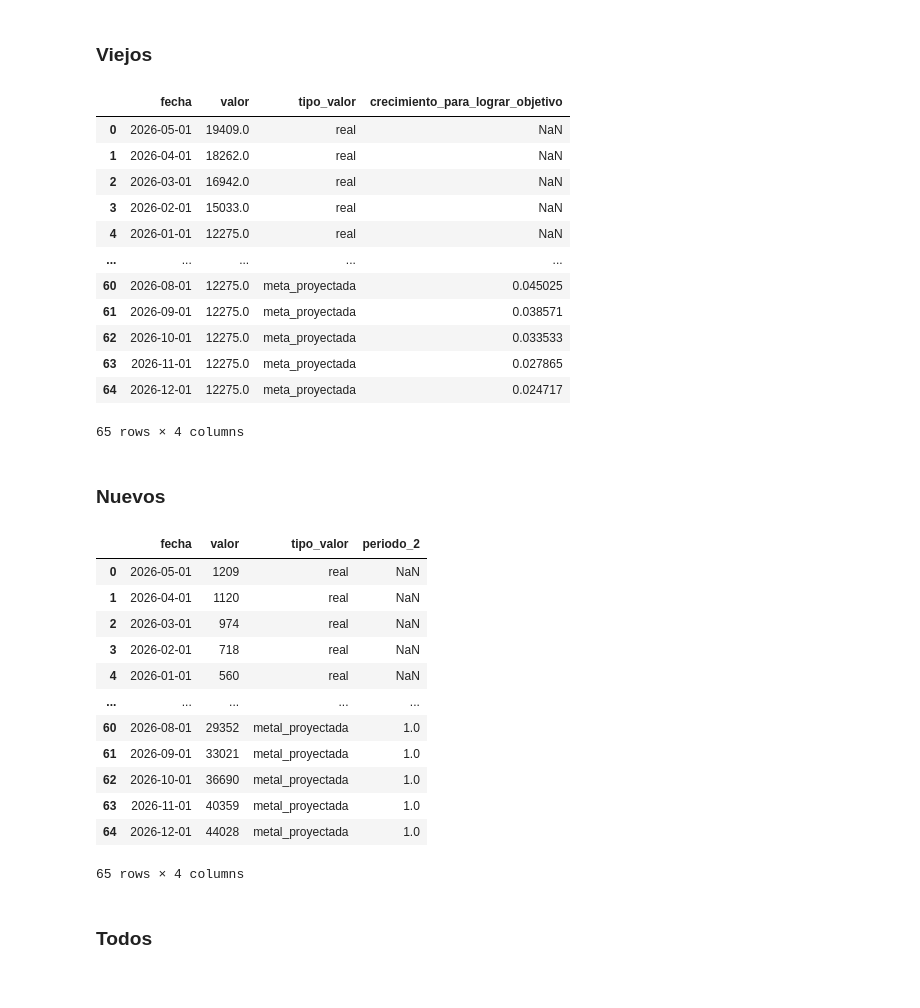
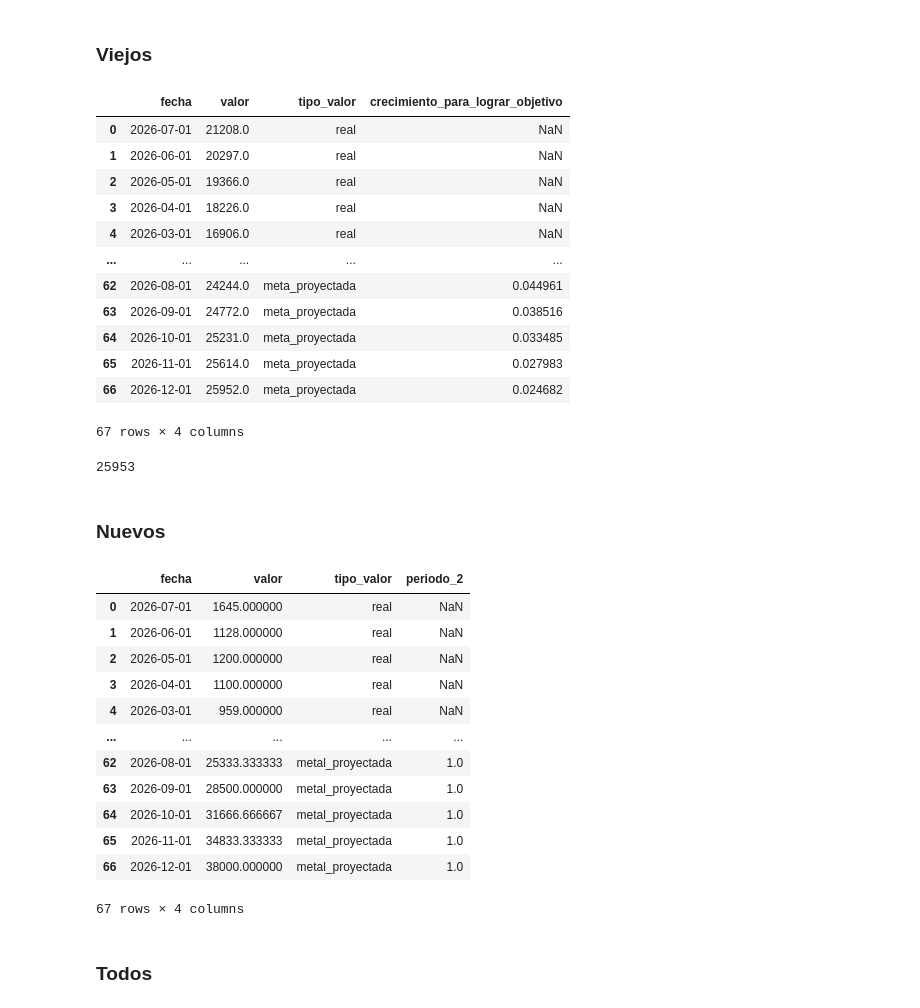
Before and after one commit to Santlond/ADQUIRENCIA_FERIA_EVA_github, a Jupyter notebook: data_analyisis_hist_vinc_y_uso_wompi_primer_registro.ipynb, the cells around one changed output. Saved outputs shown, nothing was run; the diff lists cells and outputs as text; code cells hidden in the pictures.

Commit message:
Proyección y estado metas adquirencia 1 a 1 y wompi hasta 202607

```diff
--- a/data_analyisis_hist_vinc_y_uso_wompi_primer_registro.ipynb
+++ b/data_analyisis_hist_vinc_y_uso_wompi_primer_registro.ipynb
@@ -416,7 +417,7 @@ fig.show()
 ### Viejos
 # %%
 # Valor meta
-valor_meta = 12275
+valor_meta = 25953
 
 # valor real de enero 2026
 valor_enero_2026 = df_data[df_data['fecha'] >= pd.to_datetime('2026-01-01') ].sort_values('fecha').valor.values[0]
@@ -433,45 +434,45 @@ crecimiento_2025.index = range(1, 12)
 index_date = pd.date_range(start='2026-01-01', end='2026-12-31', freq='MS')
 # index_date = pd.to_datetime(['2025-01-01', '2025-01-06', '2025-03-24', '2025-04-17', '2025-04-18'])
 df_periodo_2 = pd.Series([1 for v in range(len(index_date))], index=index_date).reset_index()
 df_periodo_2.columns = ['fecha', 'periodo_2']
 df_periodo_2['valor'] = 0
 df_periodo_2['valor'][0] = valor_enero_2026
 # df_periodo_2['valor'] = df_periodo_2['meta_lineal_1'].cumsum()
 df_periodo_2 = df_periodo_2[['fecha', 'valor']]
 df_periodo_2['tipo_valor'] = 'meta_proyectada'
 df_periodo_2['crecimiento_para_lograr_objetivo'] = crecimiento_2025 # Para repartir los 33.956 que hacen falta para lograr 139.916 en diciembre 2026
 df_periodo_2['crecimiento_para_lograr_objetivo'][0] = 0
 df_periodo_2['crecimiento_para_lograr_objetivo'] = df_periodo_2.crecimiento_para_lograr_objetivo.div(df_periodo_2.crecimiento_para_lograr_objetivo.sum())
 
 list_meta_2026 = []
 for enu, (valor, crecimiento_objetivo) in enumerate(zip(df_periodo_2['valor'], df_periodo_2['crecimiento_para_lograr_objetivo'])):
     if enu == 0:
         list_meta_2026.append(valor_enero_2026)
     else:
         list_meta_2026.append(round((list_meta_2026[-1] + valor_faltante_para_objetivo * (crecimiento_objetivo)), 0))
 df_periodo_2['valor'] = list_meta_2026
 
 
 df_data = df[['fecha_ymd2', 'num_vinc_old_uso_cumsum_ym']]
 df_data.columns = ['fecha', 'valor']
 
 df_data['tipo_valor'] = 'real'
 df_plot = pd.concat([df_data, df_periodo_2]).reset_index(drop=True)
 df_plot
 # %% [output]
 |  | fecha | valor | tipo_valor | crecimiento_para_lograr_objetivo |
-| 0 | 2026-05-01 | 19409.0 | real | NaN |
-| 1 | 2026-04-01 | 18262.0 | real | NaN |
-| 2 | 2026-03-01 | 16942.0 | real | NaN |
-| 3 | 2026-02-01 | 15033.0 | real | NaN |
-| 4 | 2026-01-01 | 12275.0 | real | NaN |
+| 0 | 2026-07-01 | 21208.0 | real | NaN |
+| 1 | 2026-06-01 | 20297.0 | real | NaN |
+| 2 | 2026-05-01 | 19366.0 | real | NaN |
+| 3 | 2026-04-01 | 18226.0 | real | NaN |
+| 4 | 2026-03-01 | 16906.0 | real | NaN |
 | ... | ... | ... | ... | ... |
-| 60 | 2026-08-01 | 12275.0 | meta_proyectada | 0.045025 |
-| 61 | 2026-09-01 | 12275.0 | meta_proyectada | 0.038571 |
-| 62 | 2026-10-01 | 12275.0 | meta_proyectada | 0.033533 |
-| 63 | 2026-11-01 | 12275.0 | meta_proyectada | 0.027865 |
-| 64 | 2026-12-01 | 12275.0 | meta_proyectada | 0.024717 |
+| 62 | 2026-08-01 | 24244.0 | meta_proyectada | 0.044961 |
+| 63 | 2026-09-01 | 24772.0 | meta_proyectada | 0.038516 |
+| 64 | 2026-10-01 | 25231.0 | meta_proyectada | 0.033485 |
+| 65 | 2026-11-01 | 25614.0 | meta_proyectada | 0.027983 |
+| 66 | 2026-12-01 | 25952.0 | meta_proyectada | 0.024682 |
-65 rows × 4 columns
+67 rows × 4 columns
 # %%
 fig = px.line(df_plot, x="fecha", y="valor", color='tipo_valor',markers=True, template='simple_white', width=1600, height=800)
 fig.add_vline(x='2025-06-01', line_width=3, line_dash="dash")
@@ -514,13 +513,18 @@ fig.add_annotation(x='2026-05-01', y=19310,
 fig.show()
+# %%
+5897+20056
+# %% [output]
+25953
 # %% [markdown]
 ### Nuevos
 # %%
 # Crear periodo de tiempo
+meta = 38000
 index_date = pd.date_range(start='2026-01-01', end='2026-12-31', freq='MS')
 # index_date = pd.to_datetime(['2025-01-01', '2025-01-06', '2025-03-24', '2025-04-17', '2025-04-18'])
 df_periodo_2 = pd.Series([1 for v in range(len(index_date))], index=index_date).reset_index()
 df_periodo_2.columns = ['fecha', 'periodo_2']
-df_periodo_2['valor'] = 3669
+df_periodo_2['valor'] = meta/12
 df_periodo_2['valor'] = df_periodo_2['valor'].cumsum()
 df_periodo_2['tipo_valor'] = 'metal_proyectada'
 df_data = df[['fecha_ymd2', 'num_vinc_new_uso_cumsum_ym']]
@@ -531,18 +535,18 @@ df_plot = pd.concat([df_data, df_periodo_2]).reset_index(drop=True)
 df_plot
 # %% [output]
 |  | fecha | valor | tipo_valor | periodo_2 |
-| 0 | 2026-05-01 | 1209 | real | NaN |
-| 1 | 2026-04-01 | 1120 | real | NaN |
-| 2 | 2026-03-01 | 974 | real | NaN |
-| 3 | 2026-02-01 | 718 | real | NaN |
-| 4 | 2026-01-01 | 560 | real | NaN |
+| 0 | 2026-07-01 | 1645.000000 | real | NaN |
+| 1 | 2026-06-01 | 1128.000000 | real | NaN |
+| 2 | 2026-05-01 | 1200.000000 | real | NaN |
+| 3 | 2026-04-01 | 1100.000000 | real | NaN |
+| 4 | 2026-03-01 | 959.000000 | real | NaN |
 | ... | ... | ... | ... | ... |
-| 60 | 2026-08-01 | 29352 | metal_proyectada | 1.0 |
-| 61 | 2026-09-01 | 33021 | metal_proyectada | 1.0 |
-| 62 | 2026-10-01 | 36690 | metal_proyectada | 1.0 |
-| 63 | 2026-11-01 | 40359 | metal_proyectada | 1.0 |
-| 64 | 2026-12-01 | 44028 | metal_proyectada | 1.0 |
+| 62 | 2026-08-01 | 25333.333333 | metal_proyectada | 1.0 |
+| 63 | 2026-09-01 | 28500.000000 | metal_proyectada | 1.0 |
+| 64 | 2026-10-01 | 31666.666667 | metal_proyectada | 1.0 |
+| 65 | 2026-11-01 | 34833.333333 | metal_proyectada | 1.0 |
+| 66 | 2026-12-01 | 38000.000000 | metal_proyectada | 1.0 |
-65 rows × 4 columns
+67 rows × 4 columns
 # %%
 fig = px.line(df_plot, x="fecha", y="valor", color='tipo_valor',markers=True, template='simple_white', width=1600, height=800)
 fig.add_vline(x='2025-06-01', line_width=3, line_dash="dash")
```
Also changed, not shown: parts of 12 cells of this notebook, 17 other files.
